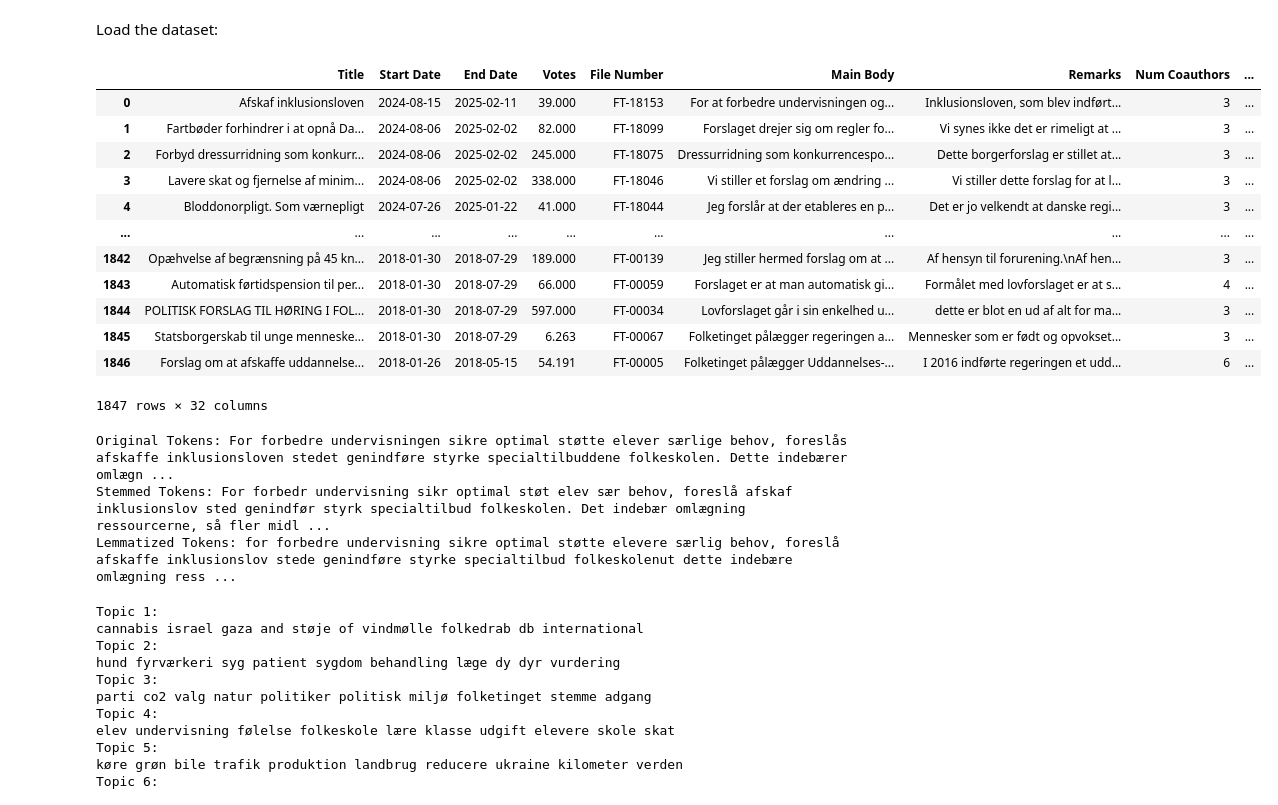
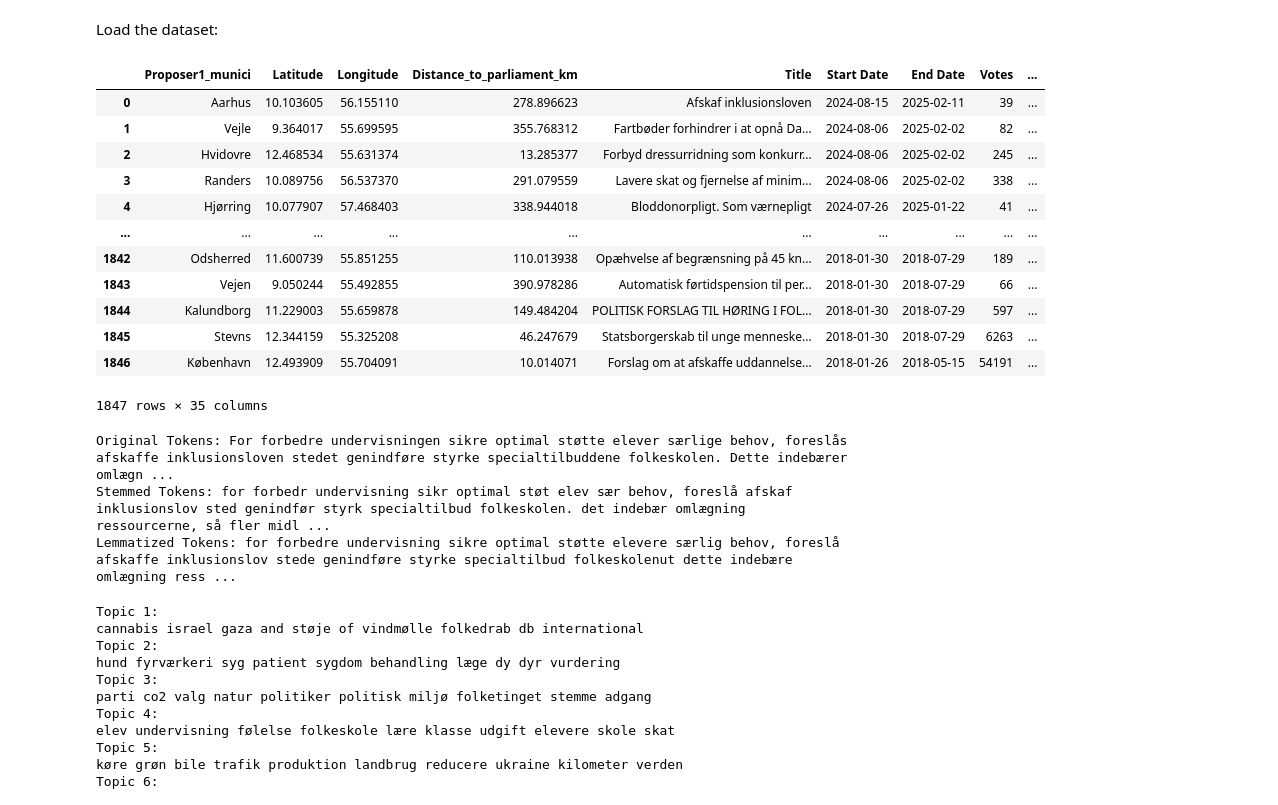
Before and after one commit to mcp656/ISDS-2024, a Jupyter notebook: Project/Borgerforslag 3 - Categorization.ipynb, the cells around one changed output. Drawn from its saved outputs; the diff is of its cells as text; code cells hidden in the pictures.

```diff
--- a/Project/Borgerforslag 3 - Machine Learning.ipynb
+++ b/Project/Borgerforslag 3 - Categorization.ipynb
@@ -31,30 +27,30 @@ from sklearn.decomposition import LatentDirichletAllocation                 # Us
 Load the dataset:
 # %%
 # Load the dataset from the CSV file
-loaded_df = pd.read_csv("data/merged_df_output.csv")
+loaded_df = pd.read_csv("data/df_after_variable.csv")
 
 # Display the first few rows of the loaded DataFrame
 loaded_df
 # %% [output]
-|  | Title | Start Date | End Date | Votes | File Number | Main Body | Remarks | Num Coauthors | ... |
-| 0 | Afskaf inklusionsloven | 2024-08-15 | 2025-02-11 | 39.000 | FT-18153 | For at forbedre undervisningen og... | Inklusionsloven, som blev indført... | 3 | ... |
-| 1 | Fartbøder forhindrer i at opnå Da... | 2024-08-06 | 2025-02-02 | 82.000 | FT-18099 | Forslaget drejer sig om regler fo... | Vi synes ikke det er rimeligt at ... | 3 | ... |
-| 2 | Forbyd dressurridning som konkurr... | 2024-08-06 | 2025-02-02 | 245.000 | FT-18075 | Dressurridning som konkurrencespo... | Dette borgerforslag er stillet at... | 3 | ... |
-| 3 | Lavere skat og fjernelse af minim... | 2024-08-06 | 2025-02-02 | 338.000 | FT-18046 | Vi stiller et forslag om ændring ... | Vi stiller dette forslag for at l... | 3 | ... |
-| 4 | Bloddonorpligt. Som værnepligt | 2024-07-26 | 2025-01-22 | 41.000 | FT-18044 | Jeg forslår at der etableres en p... | Det er jo velkendt at danske regi... | 3 | ... |
+|  | Proposer1_munici | Latitude | Longitude | Distance_to_parliament_km | Title | Start Date | End Date | Votes | ... |
+| 0 | Aarhus | 10.103605 | 56.155110 | 278.896623 | Afskaf inklusionsloven | 2024-08-15 | 2025-02-11 | 39 | ... |
+| 1 | Vejle | 9.364017 | 55.699595 | 355.768312 | Fartbøder forhindrer i at opnå Da... | 2024-08-06 | 2025-02-02 | 82 | ... |
+| 2 | Hvidovre | 12.468534 | 55.631374 | 13.285377 | Forbyd dressurridning som konkurr... | 2024-08-06 | 2025-02-02 | 245 | ... |
+| 3 | Randers | 10.089756 | 56.537370 | 291.079559 | Lavere skat og fjernelse af minim... | 2024-08-06 | 2025-02-02 | 338 | ... |
+| 4 | Hjørring | 10.077907 | 57.468403 | 338.944018 | Bloddonorpligt. Som værnepligt | 2024-07-26 | 2025-01-22 | 41 | ... |
 | ... | ... | ... | ... | ... | ... | ... | ... | ... | ... |
-| 1842 | Opæhvelse af begrænsning på 45 kn... | 2018-01-30 | 2018-07-29 | 189.000 | FT-00139 | Jeg stiller hermed forslag om at ... | Af hensyn til forurening.\nAf hen... | 3 | ... |
-| 1843 | Automatisk førtidspension til per... | 2018-01-30 | 2018-07-29 | 66.000 | FT-00059 | Forslaget er at man automatisk gi... | Formålet med lovforslaget er at s... | 4 | ... |
-| 1844 | POLITISK FORSLAG TIL HØRING I FOL... | 2018-01-30 | 2018-07-29 | 597.000 | FT-00034 | Lovforslaget går i sin enkelhed u... | dette er blot en ud af alt for ma... | 3 | ... |
-| 1845 | Statsborgerskab til unge menneske... | 2018-01-30 | 2018-07-29 | 6.263 | FT-00067 | Folketinget pålægger regeringen a... | Mennesker som er født og opvokset... | 3 | ... |
-| 1846 | Forslag om at afskaffe uddannelse... | 2018-01-26 | 2018-05-15 | 54.191 | FT-00005 | Folketinget pålægger Uddannelses-... | I 2016 indførte regeringen et udd... | 6 | ... |
+| 1842 | Odsherred | 11.600739 | 55.851255 | 110.013938 | Opæhvelse af begrænsning på 45 kn... | 2018-01-30 | 2018-07-29 | 189 | ... |
+| 1843 | Vejen | 9.050244 | 55.492855 | 390.978286 | Automatisk førtidspension til per... | 2018-01-30 | 2018-07-29 | 66 | ... |
+| 1844 | Kalundborg | 11.229003 | 55.659878 | 149.484204 | POLITISK FORSLAG TIL HØRING I FOL... | 2018-01-30 | 2018-07-29 | 597 | ... |
+| 1845 | Stevns | 12.344159 | 55.325208 | 46.247679 | Statsborgerskab til unge menneske... | 2018-01-30 | 2018-07-29 | 6263 | ... |
+| 1846 | København | 12.493909 | 55.704091 | 10.014071 | Forslag om at afskaffe uddannelse... | 2018-01-26 | 2018-05-15 | 54191 | ... |
-1847 rows × 32 columns
+1847 rows × 35 columns
 # %%
 # Danish stopwords. This is a small list, enough?
 stop = stopwords.words('danish')
 
 # Stemmer in Danish
-stemmer = Stemmer.Stemmer('danish')
+stemmer = DanishStemmer()
 
 # Lemmatizer in Danish
 lemmatizer = lemmy.load("da")
@@ -64,7 +60,7 @@ body_tokens = []
 body_tokens_stem = []
 body_tokens_lem = []
 
-# Loop through each title in the DataFrame column "title"
+# Loop through each title in the DataFrame column "Combined Text"
 for document in loaded_df["Combined Text"]:
 
     # Split the title into individual words
@@ -74,7 +70,7 @@ for document in loaded_df["Combined Text"]:
     tokens_stop = [i for i in tokens if i not in stop]
 
     # Stemming: Basicly removing suffixes
-    tokens_stemmed = stemmer.stemWords(tokens_stop)
+    tokens_stemmed = [stemmer.stem(token) for token in tokens_stop]  # Apply stemming to each token individually
 
     # Apply lemmatization
     tokens_lem = [lemmatizer.lemmatize("", token)[0].lower() for token in tokens_stop]  # Assuming the first lemma is desired
@@ -95,7 +91,7 @@ print("Stemmed Tokens:", body_tokens_stem[0])
 print("Lemmatized Tokens:", body_tokens_lem[0])
 # %% [output]
 Original Tokens: For forbedre undervisningen sikre optimal støtte elever særlige behov, foreslås afskaffe inklusionsloven stedet genindføre styrke specialtilbuddene folkeskolen. Dette indebærer omlægn ...
-Stemmed Tokens: For forbedr undervisning sikr optimal støt elev sær behov, foreslå afskaf inklusionslov sted genindfør styrk specialtilbud folkeskolen. Det indebær omlægning ressourcerne, så fler midl ...
+Stemmed Tokens: for forbedr undervisning sikr optimal støt elev sær behov, foreslå afskaf inklusionslov sted genindfør styrk specialtilbud folkeskolen. det indebær omlægning ressourcerne, så fler midl ...
 Lemmatized Tokens: for forbedre undervisning sikre optimal støtte elevere særlig behov, foreslå afskaffe inklusionslov stede genindføre styrke specialtilbud folkeskolenut dette indebære omlægning ress ...
 # %%
 # Set min_df to 3 (meaning that terms apearing 3 times or less will be removed). We set max_df to 0.1 (meaning that terms apearing in 10% or more documents will be removed)
```
Also changed, not shown: parts of 5 cells of this notebook, 12 other files.
